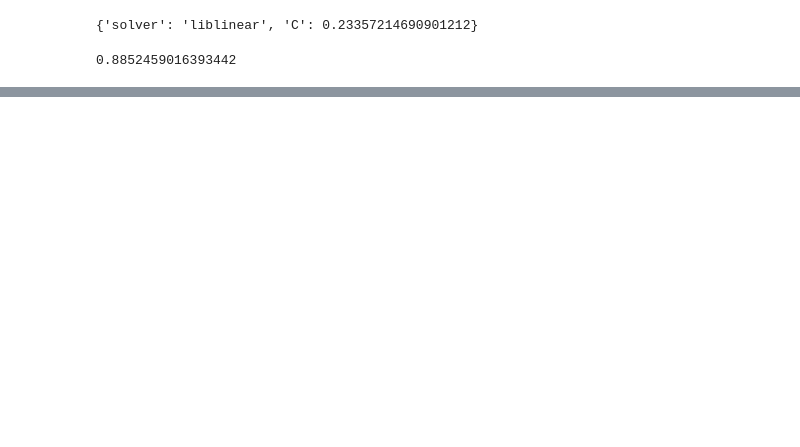
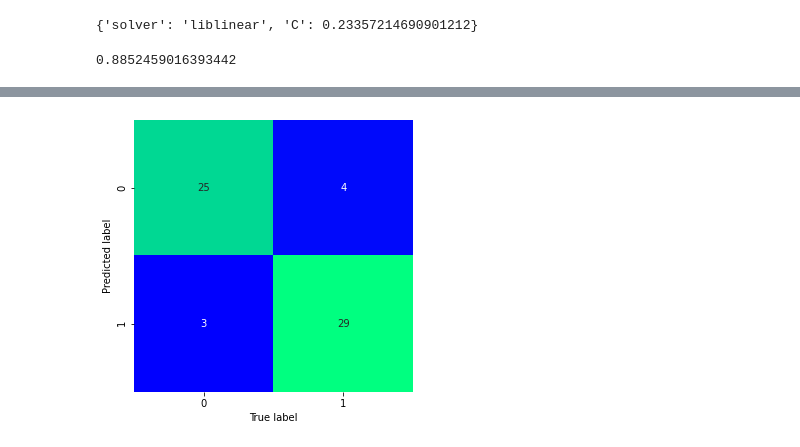
Before and after one commit to mayursrt/heart-disease-classification, a Jupyter notebook: heart-disease-classification.ipynb, the cells around one changed output, grey strips where cells are left out. Drawn from its saved outputs; the diff is of its cells as text; code cells hidden in the pictures; blank space fills up the shorter version.

```diff
--- a/heart-disease-classification.ipynb
+++ b/heart-disease-classification.ipynb
@@ -553,0 +616,9 @@ rs_rf.score(X_test, y_test)
+# %%
+# plotting confusion matrix
+fig, ax = plt.subplots(figsize=(5,5))
+sns.heatmap(confusion_matrix(y_test, y_preds), annot=True, cmap='winter', cbar=False)
+plt.xlabel('True label')
+plt.ylabel('Predicted label')
+plt.show()
+# %% [output]
+[figure, added]
```
Also changed, not shown: parts of 11 cells of this notebook.
